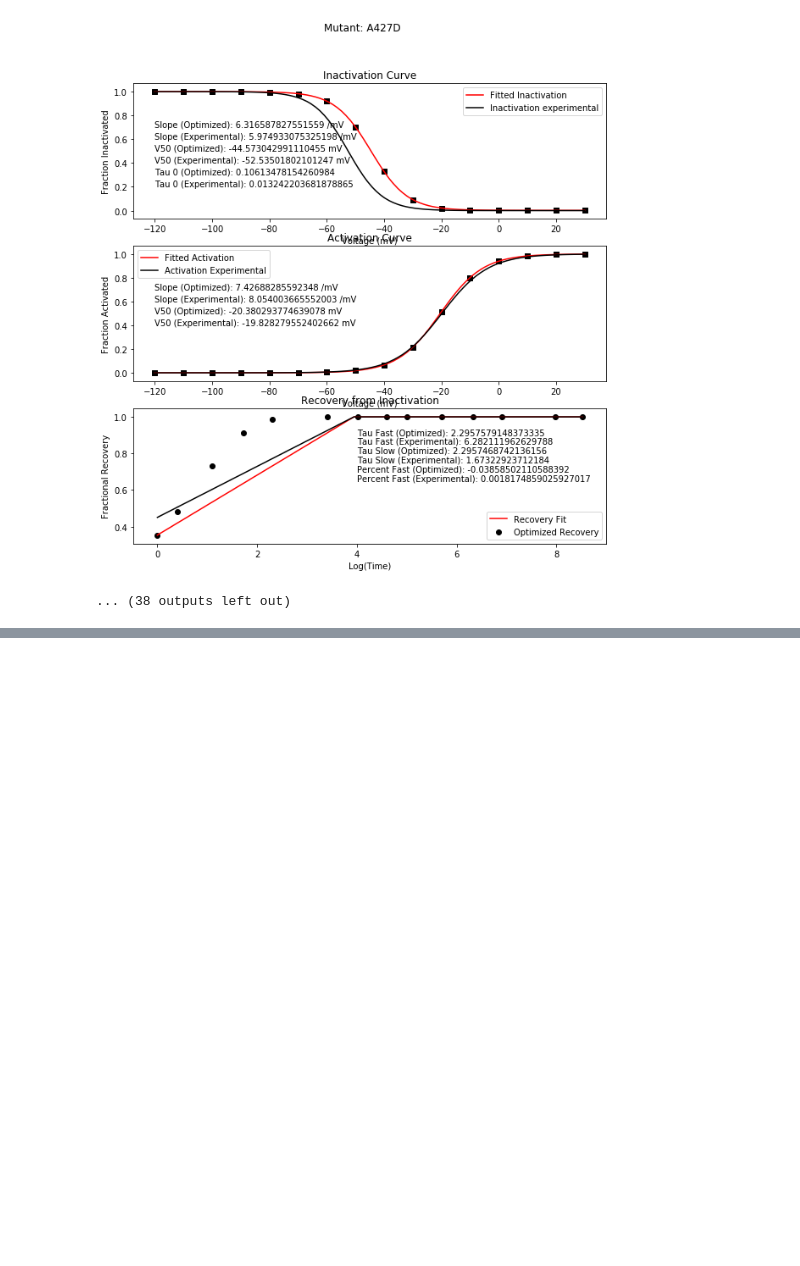
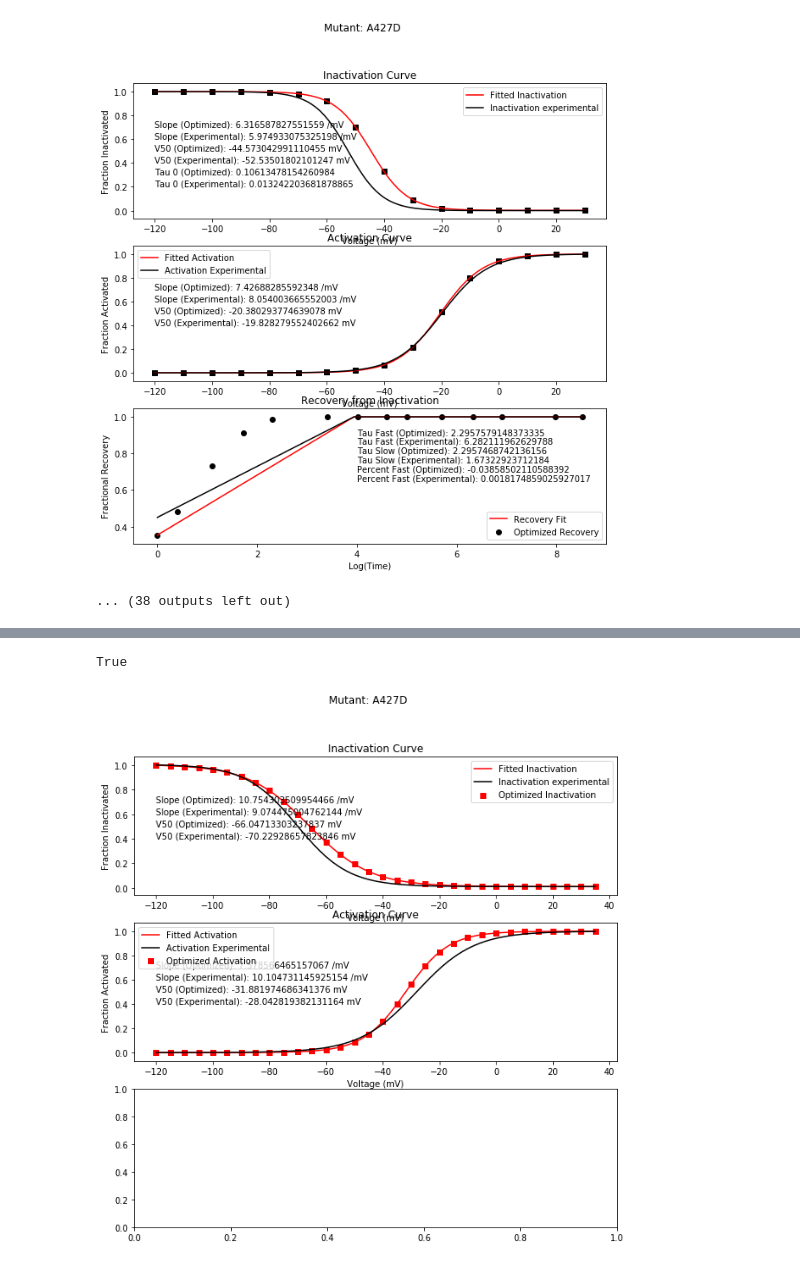
Before and after one commit to roybens/SimulatingVariants, a Jupyter notebook: Optimization with New Protocol.ipynb, the cells around one changed output, grey strips where cells are left out. Drawn from its saved outputs; the diff is of its cells as text; code cells hidden in the pictures; blank space fills up the shorter version.

```diff
--- a/Optimization with New Protocol.ipynb
+++ b/Optimization with New Protocol.ipynb
@@ -19,7 +19,7 @@ import multiprocessing
 #import scoring_functions_relative as sf
 #import curve_fitting as cf
 # %%
-evaluator = vcl_ev.Vclamp_evaluator_HMM('./params_na12mut8st.csv', 'A427D', 'na12mut8st', objective_names=['v_half_act', 'gv_slope', 'v_half_ssi', 'ssi_slope'])
+evaluator = vcl_ev.Vclamp_evaluator_HMM('./params_na12mut8st.csv', 'A427D', 'na12mut8st', objective_names=['v_half_act', 'gv_slope', 'v_half_ssi', 'ssi_slope', 'percent_fast'])
 # %%
 gen_counter = 0
 best_indvs = []
@@ -125,0 +175,9 @@ Generation: 6
+# %%
+x[3] == x[len(x) - 1]
+# %% [output]
+True
+# %%
+# Plotting some optimal values
+evaluator.plot_data([180.6875979975121, 0.16823955067414018, 0.09980864886538265, 0.4824374737004963, 99.56973706764839, 0.078686789328423, 2.9338218229071766, 0.5261599250326092, 601.8364999904898, 0.09627324641022345, 1.4178074365320343, 0.250580513876519, 1.1625498949419764, 0.6285519005373086, 0.4569420383448888, 3.3231389753879226, 20.616036487873206, 0.07214671456172655, 6.257583287441859, 15.055110328650253], 'A427D')
+# %% [output]
+[figure, added]
```
Also changed, not shown: parts of 8 cells of this notebook, 22 other files.
